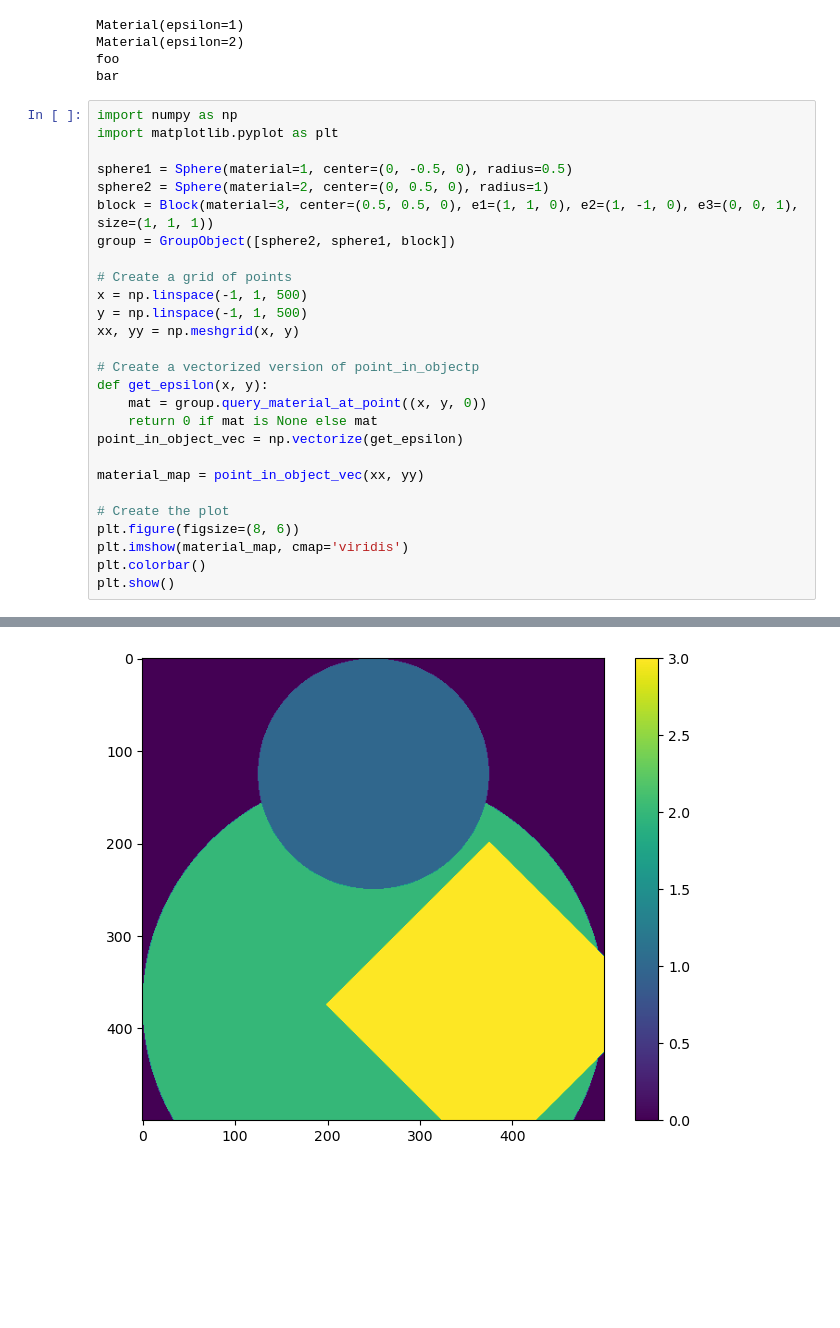
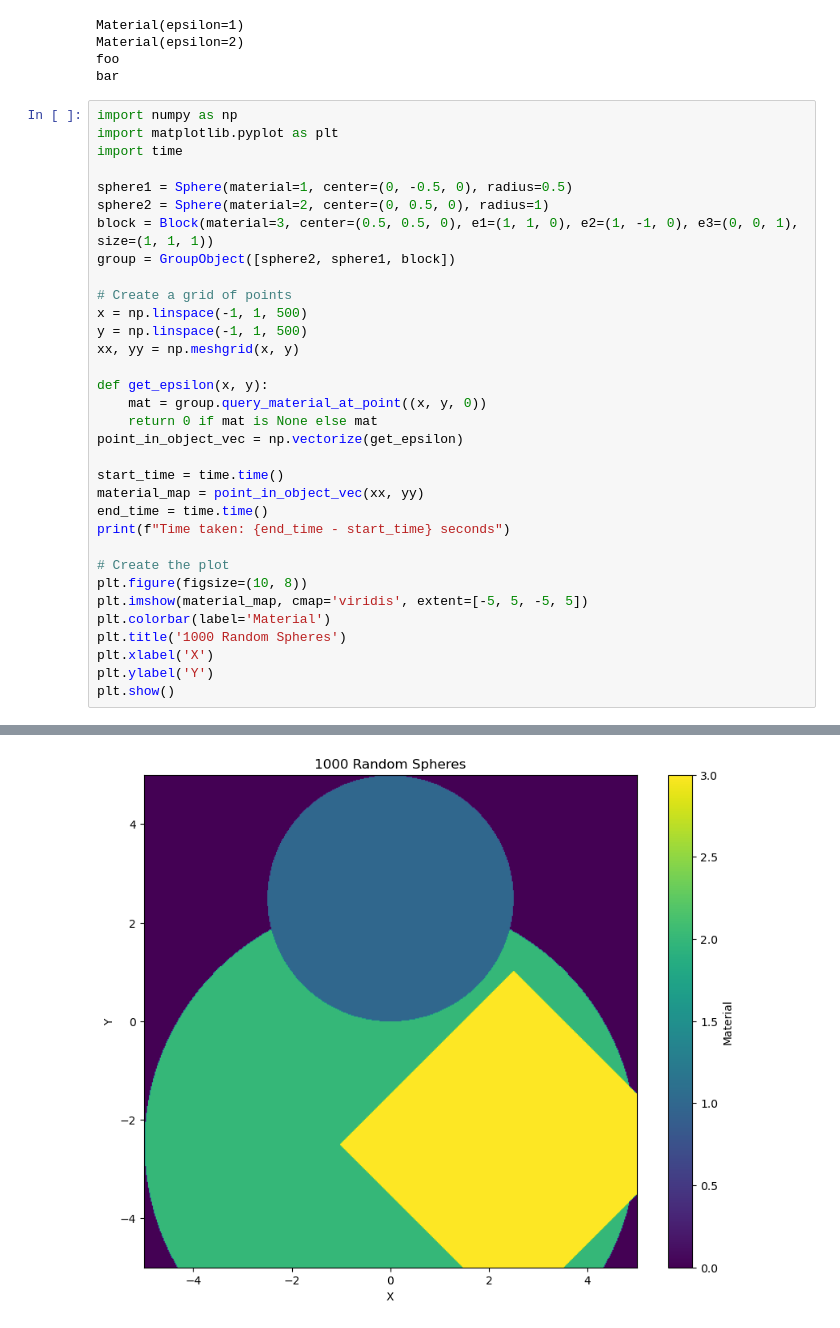
Before and after one commit to NanoComp/libctl, a Jupyter notebook: swig/test.ipynb, the cells around one changed output, grey strips where cells are left out. Drawn from its saved outputs; the diff is of its cells as text; blank space fills up the shorter version.

```diff
--- a/swig/test.ipynb
+++ b/swig/test.ipynb
@@ -43,6 +43,7 @@ bar
 # %%
 import numpy as np
 import matplotlib.pyplot as plt
+import time
 
 sphere1 = Sphere(material=1, center=(0, -0.5, 0), radius=0.5)
 sphere2 = Sphere(material=2, center=(0, 0.5, 0), radius=1)
@@ -54,17 +55,22 @@ x = np.linspace(-1, 1, 500)
 y = np.linspace(-1, 1, 500)
 xx, yy = np.meshgrid(x, y)
 
-# Create a vectorized version of point_in_objectp
 def get_epsilon(x, y):
     mat = group.query_material_at_point((x, y, 0))
     return 0 if mat is None else mat
 point_in_object_vec = np.vectorize(get_epsilon)
 
+start_time = time.time()
 material_map = point_in_object_vec(xx, yy)
+end_time = time.time()
+print(f"Time taken: {end_time - start_time} seconds")
 
 # Create the plot
-plt.figure(figsize=(8, 6))
-plt.imshow(material_map, cmap='viridis')
-plt.colorbar()
+plt.figure(figsize=(10, 8))
+plt.imshow(material_map, cmap='viridis', extent=[-5, 5, -5, 5])
+plt.colorbar(label='Material')
+plt.title('1000 Random Spheres')
+plt.xlabel('X')
+plt.ylabel('Y')
 plt.show()
 # %% [output]
@@ -71 +78 @@ plt.show()
-[figure, old version]
+[figure, new version]
```
Also changed, not shown: parts of 2 cells of this notebook.
